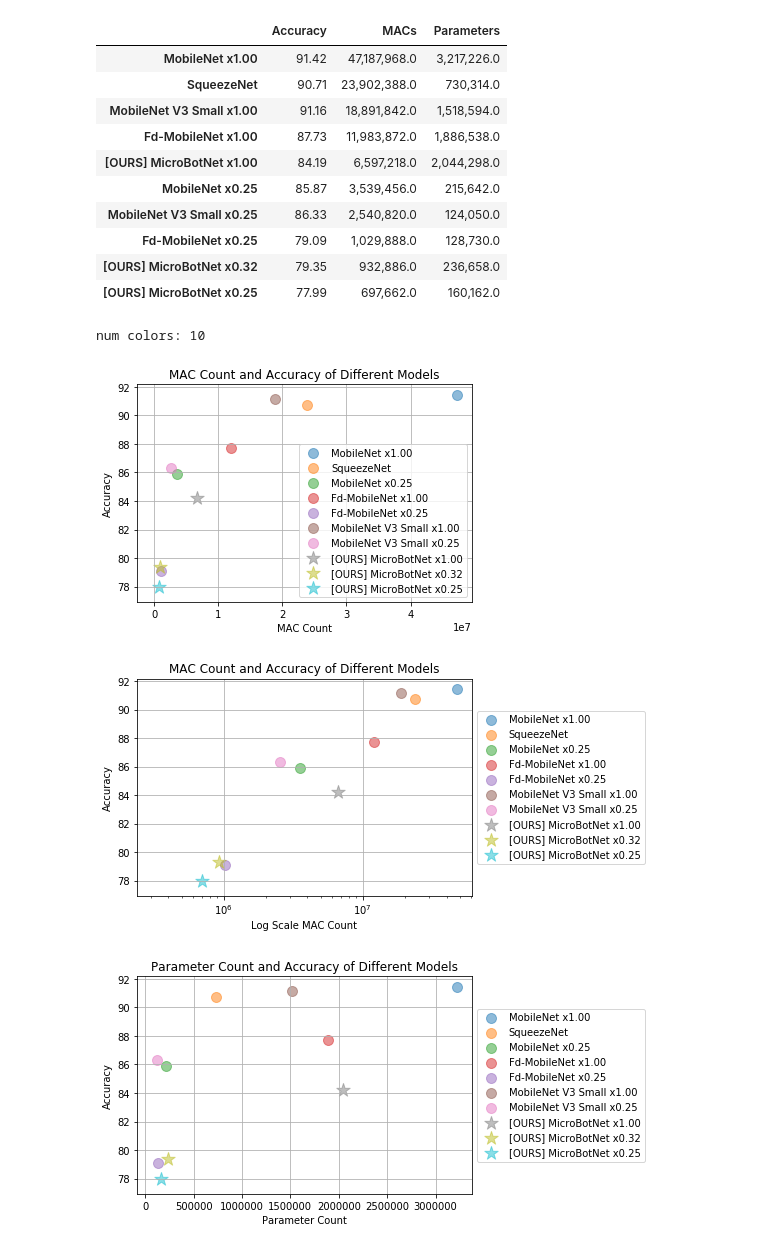
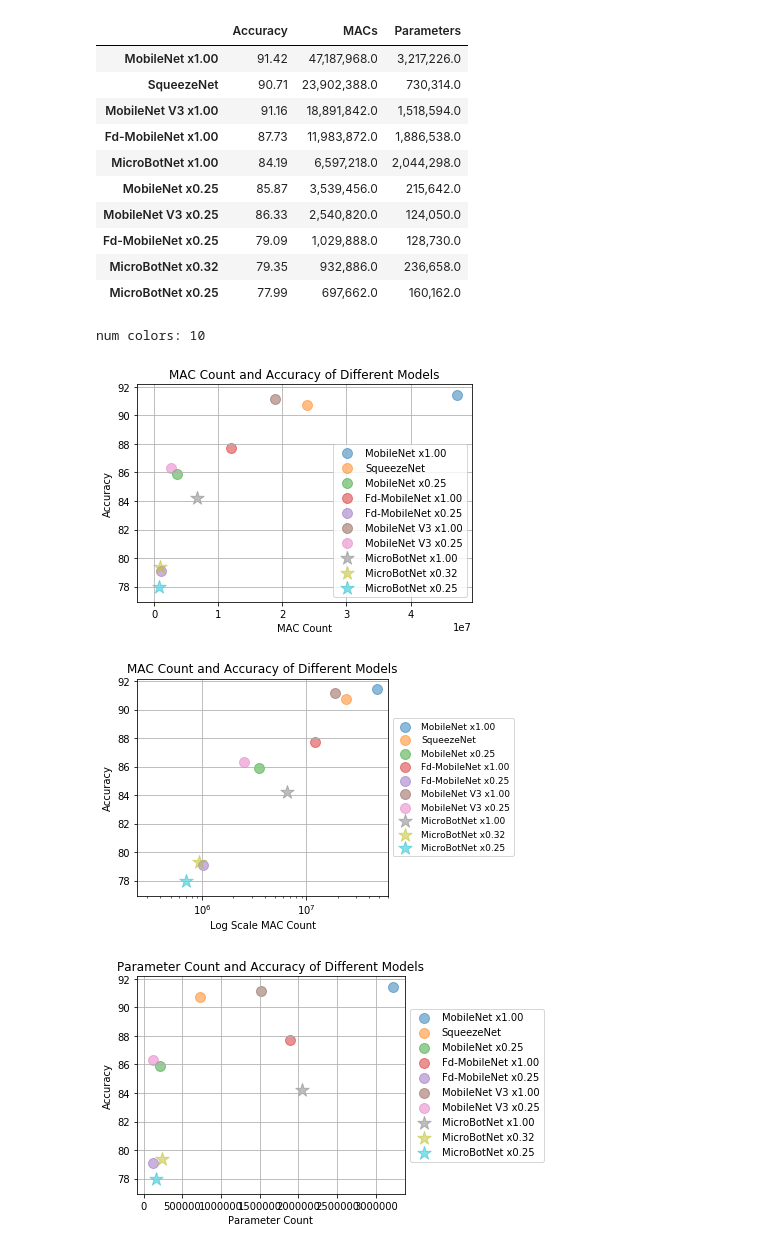
Before and after one commit to bCom5/research-model-zoo, a Jupyter notebook: plot.ipynb, the cells around one changed output. Cells and saved outputs as stored; diff of their text form; code cells hidden in the pictures.

```diff
--- a/plot.ipynb
+++ b/plot.ipynb
@@ -13,11 +13,11 @@ df = pd.DataFrame({
         'MobileNet x0.25' : [85.87, 3539456, 215642],
         'Fd-MobileNet x1.00': [87.730, 11983872, 1886538],
         'Fd-MobileNet x0.25' : [79.09, 1029888, 128730],
-        'MobileNet V3 Small x1.00' : [91.16, 18891842,  1518594],
-        'MobileNet V3 Small x0.25' : [86.33, 2540820, 124050],
-        '[OURS] MicroBotNet x1.00' : [84.19, 6597218, 2044298],
-        '[OURS] MicroBotNet x0.32' : [79.35, 932886, 236658],
-        '[OURS] MicroBotNet x0.25' : [77.99, 697662, 160162],
+        'MobileNet V3 x1.00' : [91.16, 18891842,  1518594],
+        'MobileNet V3 x0.25' : [86.33, 2540820, 124050],
+        'MicroBotNet x1.00' : [84.19, 6597218, 2044298],
+        'MicroBotNet x0.32' : [79.35, 932886, 236658],
+        'MicroBotNet x0.25' : [77.99, 697662, 160162],
     },
     index = ['Accuracy', 'MACs', 'Parameters']).T
 pd.options.display.float_format = '{:,}'.format
@@ -26,14 +26,14 @@ df.sort_values(by=['MACs'], axis=0, ascending=False)
 |  | Accuracy | MACs | Parameters |
 | MobileNet x1.00 | 91.42 | 47,187,968.0 | 3,217,226.0 |
 | SqueezeNet | 90.71 | 23,902,388.0 | 730,314.0 |
-| MobileNet V3 Small x1.00 | 91.16 | 18,891,842.0 | 1,518,594.0 |
+| MobileNet V3 x1.00 | 91.16 | 18,891,842.0 | 1,518,594.0 |
 | Fd-MobileNet x1.00 | 87.73 | 11,983,872.0 | 1,886,538.0 |
-| [OURS] MicroBotNet x1.00 | 84.19 | 6,597,218.0 | 2,044,298.0 |
+| MicroBotNet x1.00 | 84.19 | 6,597,218.0 | 2,044,298.0 |
 | MobileNet x0.25 | 85.87 | 3,539,456.0 | 215,642.0 |
-| MobileNet V3 Small x0.25 | 86.33 | 2,540,820.0 | 124,050.0 |
+| MobileNet V3 x0.25 | 86.33 | 2,540,820.0 | 124,050.0 |
 | Fd-MobileNet x0.25 | 79.09 | 1,029,888.0 | 128,730.0 |
-| [OURS] MicroBotNet x0.32 | 79.35 | 932,886.0 | 236,658.0 |
-| [OURS] MicroBotNet x0.25 | 77.99 | 697,662.0 | 160,162.0 |
+| MicroBotNet x0.32 | 79.35 | 932,886.0 | 236,658.0 |
+| MicroBotNet x0.25 | 77.99 | 697,662.0 | 160,162.0 |
 # %%
 colors = list(mcolors.TABLEAU_COLORS)
 print('num colors: %d' % len(colors))
@@ -47,8 +47,8 @@ assert len(df.index)  <= 10
 arr = df[['Accuracy', 'MACs']].to_numpy()
 for i, model in enumerate(df.index):
     y, x = arr[i]
-    scale = 200.0 if '[OURS]' in model else 100.0
-    marker='*' if '[OURS]' in model else 'o'
+    scale = 200.0 if 'MicroBotNet' in model else 100.0
+    marker='*' if 'MicroBotNet' in model else 'o'
     ax.scatter(x, y, c=colors[i], s=scale, marker=marker, label=model,
                alpha=0.5) # gives a faded color
 
@@ -60,44 +60,44 @@ plt.xlabel('MAC Count')
 plt.ylabel('Accuracy')
 plt.show()
 # %% [output]
-[figure, old version]
+[figure, new version]
 # %%
 fig, ax = plt.subplots()
 assert len(df.index) <= 10
 arr = df[['Accuracy', 'MACs']].to_numpy()
 for i, model in enumerate(df.index):
     y, x = arr[i]
-    scale = 200.0 if '[OURS]' in model else 100.0
-    marker='*' if '[OURS]' in model else 'o'
+    scale = 200.0 if 'MicroBotNet' in model else 100.0
+    marker='*' if 'MicroBotNet' in model else 'o'
     ax.scatter(x, y, c=colors[i], s=scale, marker=marker, label=model,
                alpha=0.5) # gives a faded color
 
 box = ax.get_position()
-ax.set_position([box.x0, box.y0, box.width * 1, box.height])
-ax.legend(loc='center left', bbox_to_anchor=(1, 0.5))
+ax.set_position([box.x0, box.y0, box.width * 0.75, box.height])
+ax.legend(loc='center left', bbox_to_anchor=(1, 0.5), prop={'size': 9})
 ax.grid(True)
 ax.set_xscale('log')
 
 plt.title('MAC Count and Accuracy of Different Models')
 plt.xlabel('Log Scale MAC Count')
 plt.ylabel('Accuracy')
 plt.savefig('log_mac.pdf')
 plt.show()
 # %% [output]
-[figure, old version]
+[figure, new version]
 # %%
 fig, ax = plt.subplots()
 assert len(df.index)  <= 10
 arr = df[['Accuracy', 'Parameters']].to_numpy()
 for i, model in enumerate(df.index):
     y, x = arr[i]
-    scale = 200.0 if '[OURS]' in model else 100.0
-    marker='*' if '[OURS]' in model else 'o'
+    scale = 200.0 if 'MicroBotNet' in model else 100.0
+    marker='*' if 'MicroBotNet' in model else 'o'
     ax.scatter(x, y, c=colors[i], s=scale, marker=marker, label=model,
                alpha=0.5) # gives a faded color
 
 box = ax.get_position()
-ax.set_position([box.x0, box.y0, box.width * 1, box.height])
+ax.set_position([box.x0, box.y0, box.width * 0.8, box.height])
 ax.legend(loc='center left', bbox_to_anchor=(1, 0.5))
 ax.grid(True)
 plt.title('Parameter Count and Accuracy of Different Models')
@@ -105,7 +105,7 @@ plt.xlabel('Parameter Count')
 plt.ylabel('Accuracy')
 plt.show()
 # %% [output]
-[figure, old version]
+[figure, new version]
 # %%
 # how to place legends outside https://matplotlib.org/3.1.0/gallery/userdemo/simple_legend01.html#sphx-glr-gallery-userdemo-simple-legend01-py
 # %%
```
Also changed, not shown: parts of 1 cell of this notebook, 1 other file.
